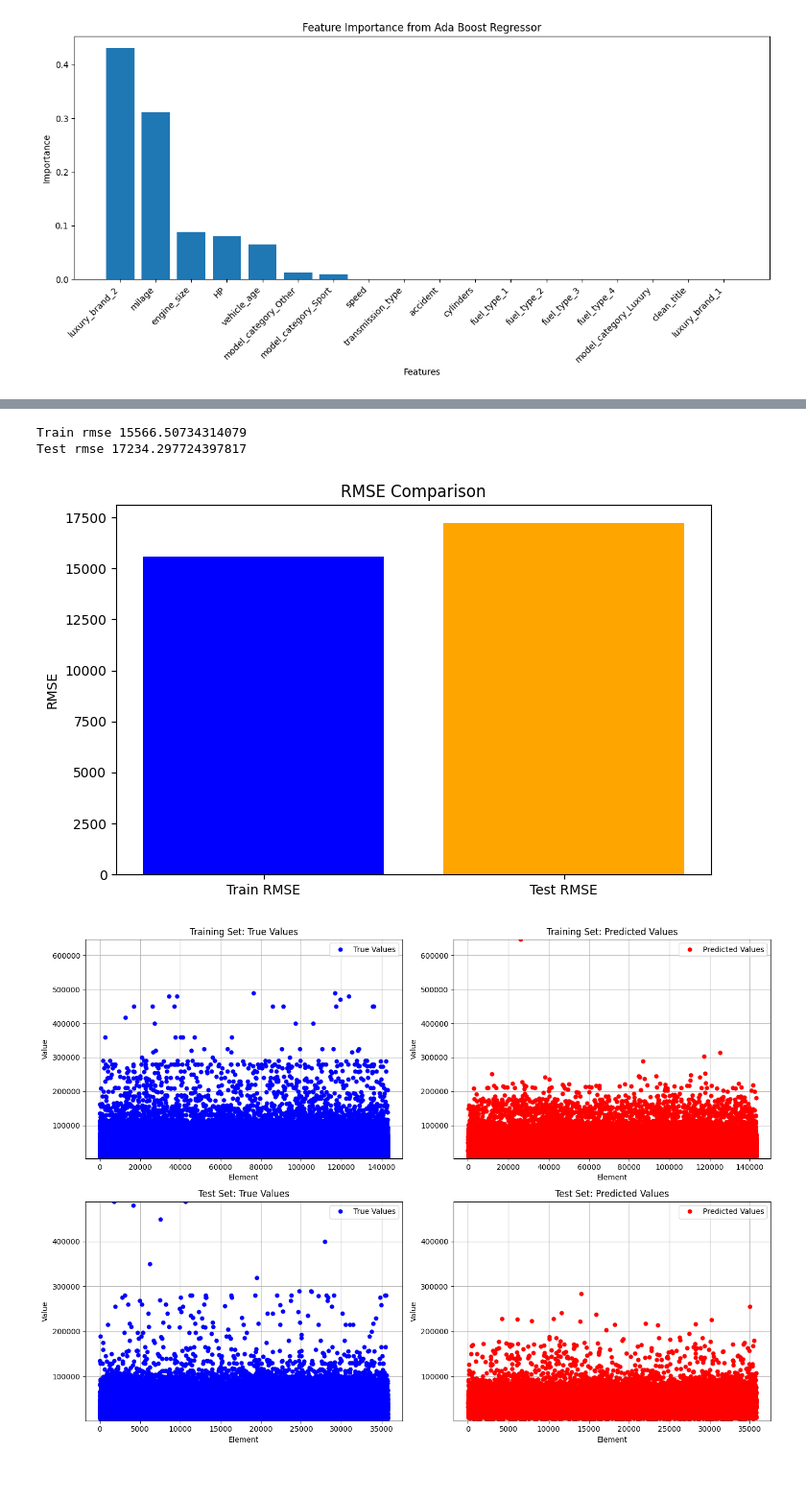
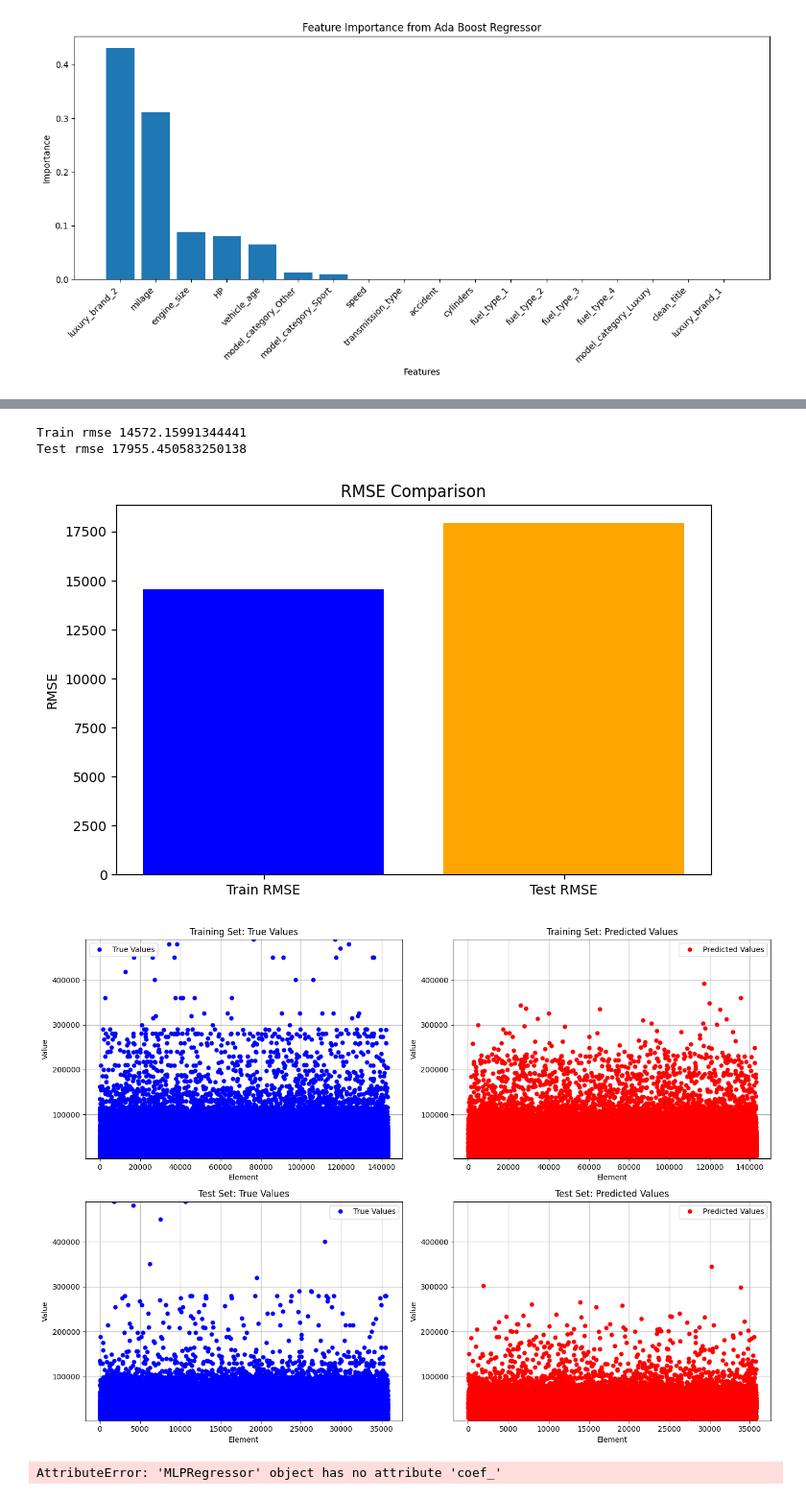
Before and after one commit to tancredibosi/bosi-Regression_Used_Cars_Price, a Jupyter notebook: bosi_car_prices.ipynb, the cells around one changed output, grey strips where cells are left out. Shown at 96% size. Cells and saved outputs as stored; diff of their text form; code cells hidden in the pictures.

Commit message:
update images

```diff
--- a/bosi_car_prices.ipynb
+++ b/bosi_car_prices.ipynb
@@ -680,7 +680,7 @@ Test rmse 18877.630774308625
 # %%
 from sklearn.ensemble import RandomForestRegressor
 
-rf = RandomForestRegressor(n_estimators=100, random_state=random_state)
+rf = RandomForestRegressor(random_state=random_state)
 train_evaluate_model(rf, 'Random Forest Regressor', X_train, X_test, y_train, y_test, results, has_feature_importance=True)
 # %% [output]
 Train rmse 8134.419781733904
@@ -688,8 +688,3 @@ Test rmse 17625.011145229026
 [figure]
 [figure]
 [figure]
-# %%
-from sklearn.svm import SVR
-
-svr = SVR()
-train_evaluate_model(svr, 'SV Regressor', X_train, X_test, y_train, y_test, results, has_feature_importance=True)
@@ -706,10 +696,10 @@ rf_regr = RandomForestRegressor()
 
 # Define the hyperparameter grid
 param_grid = {
-    'n_estimators': [100],   # Number of trees in the forest
-    'max_depth': [12, 13, 14],  # Maximum depth of the tree
-    'min_samples_split': [10, 11, 12],  # Minimum number of samples required to split a node
-    'min_samples_leaf': [4, 5],    # Minimum number of samples required at a leaf node       # Whether bootstrap samples are used when building trees
+    'n_estimators': [100],
+    'max_depth': [10, 11, 12],
+    'min_samples_split': [12, 13, 14],
+    'min_samples_leaf': [3, 4]
 }
 
 # Initialize GridSearchCV with RandomForestRegressor and param_grid
@@ -741,10 +731,10 @@ from sklearn.neural_network import MLPRegressor
 
 # Create MLPRegressor
 mlp = MLPRegressor(
-    hidden_layer_sizes=(100, 50),  # Two hidden layers
+    hidden_layer_sizes=(100, 50),
     activation='relu',
     solver='adam',
-    max_iter=2000,  # Increased due to potential convergence needs
+    max_iter=1000,
     random_state=random_state,
     learning_rate_init=0.001,
     batch_size='auto',
@@ -758,15 +753,16 @@ train_evaluate_model(mlp, 'MLP Regressor', X_train, X_test, y_train, y_test, res
 # %%
 from sklearn.neural_network import MLPRegressor
 
 mlpr = MLPRegressor(random_state=random_state,
                     hidden_layer_sizes=(128, 256, 512, 256, 128),
-                    max_iter=500,
+                    max_iter=1000,
                     learning_rate='adaptive')
 
 train_evaluate_model(mlpr, 'MLP Regressor', X_train, X_test, y_train, y_test, results, has_feature_importance=True)
 # %% [output]
-Train rmse 15566.50734314079
-Test rmse 17234.297724397817
+Train rmse 14572.15991344441
+Test rmse 17955.450583250138
-[figure, old version]
+[figure, new version]
-[figure, old version]
+[figure, new version]
+AttributeError: 'MLPRegressor' object has no attribute 'coef_'
 # %%
```
Also changed, not shown: parts of 6 cells of this notebook, 15 other files.
